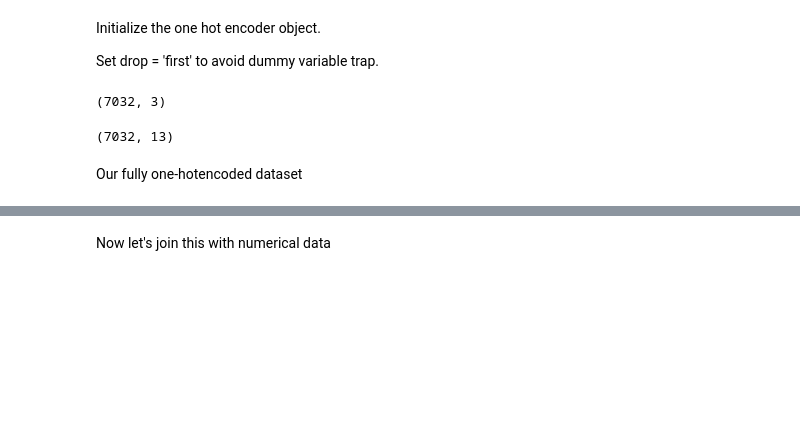
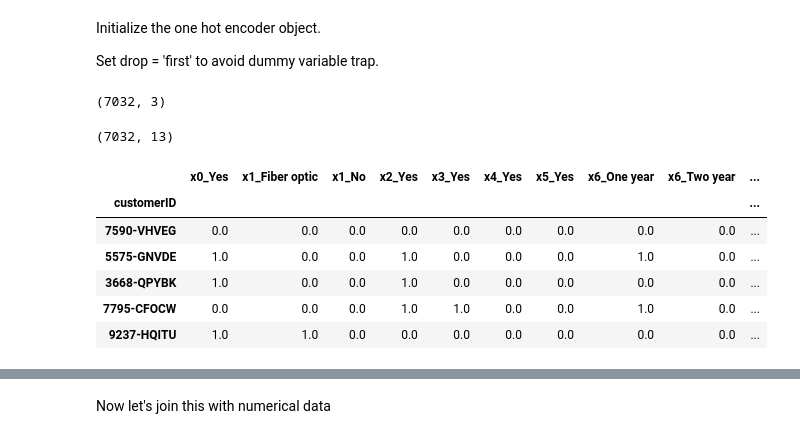
Before and after one commit to dlab-berkeley/Python-Machine-Learning, a Jupyter notebook: 1_classification.ipynb, the cells around one changed output, grey strips where cells are left out. Cells and saved outputs as stored; diff of their text form; code cells hidden in the pictures; blank space fills up the shorter version.

```diff
--- a/1_classification.ipynb
+++ b/1_classification.ipynb
@@ -316,6 +334,13 @@ churn_ohe.shape
 (7032, 13)
 # %%
 #Make it dataframe
-churn_ohe = pd.DataFrame(index=churn.index, data=churn_ohe, columns=ohe.get_feature_names_out())
+churn_ohe = pd.DataFrame(index=churn.index, data=churn_ohe, columns=ohe.get_feature_names())
+churn_ohe.head()
+# %% [output]
+|  | x0_Yes | x1_Fiber optic | x1_No | x2_Yes | x3_Yes | x4_Yes | x5_Yes | x6_One year | x6_Two year | ... |
+| customerID |  |  |  |  |  |  |  |  |  | ... |
+| 7590-VHVEG | 0.0 | 0.0 | 0.0 | 0.0 | 0.0 | 0.0 | 0.0 | 0.0 | 0.0 | ... |
+| 5575-GNVDE | 1.0 | 0.0 | 0.0 | 1.0 | 0.0 | 0.0 | 0.0 | 1.0 | 0.0 | ... |
+| 3668-QPYBK | 1.0 | 0.0 | 0.0 | 1.0 | 0.0 | 0.0 | 0.0 | 0.0 | 0.0 | ... |
+| 7795-CFOCW | 0.0 | 0.0 | 0.0 | 1.0 | 1.0 | 0.0 | 0.0 | 1.0 | 0.0 | ... |
+| 9237-HQITU | 1.0 | 1.0 | 0.0 | 0.0 | 0.0 | 0.0 | 0.0 | 0.0 | 0.0 | ... |
-# %% [markdown]
-Our fully one-hotencoded dataset
```
Also changed, not shown: parts of 27 cells of this notebook.
